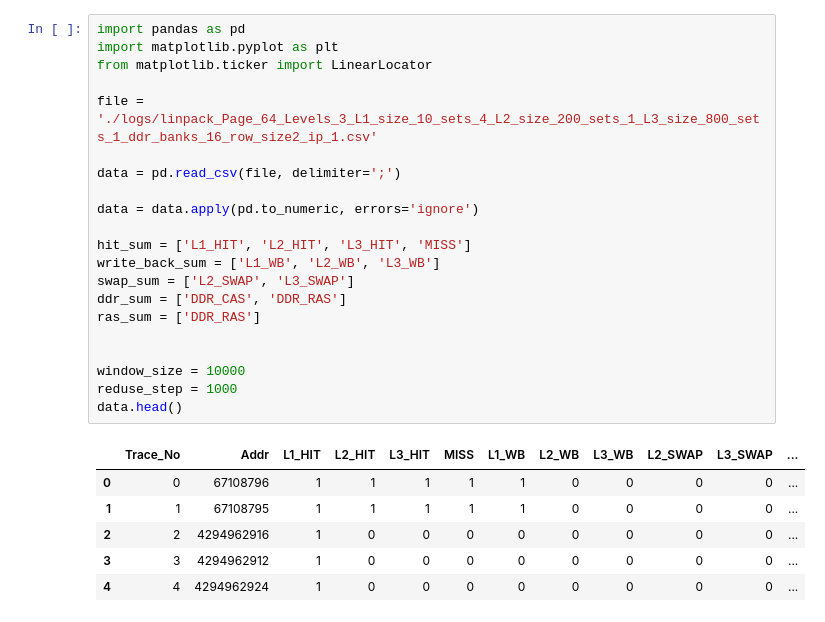
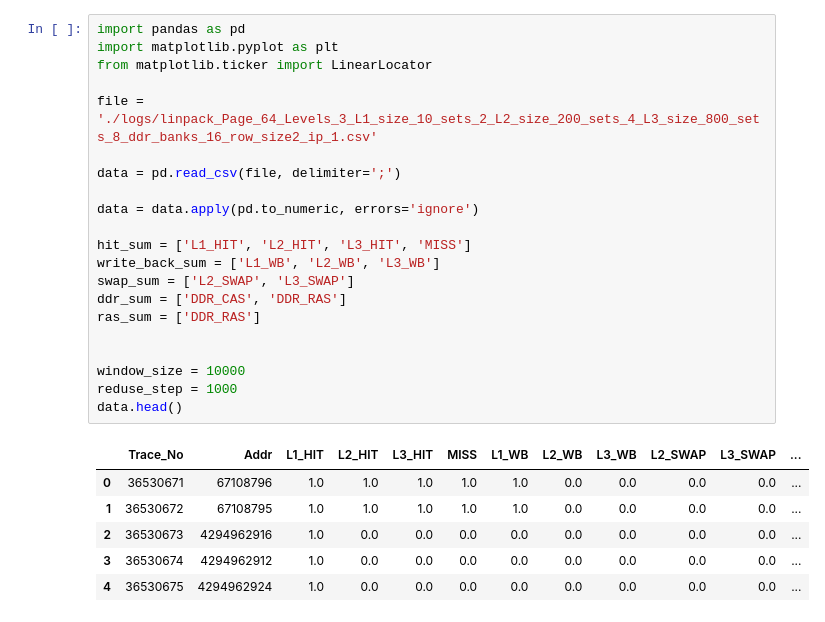
Before and after one commit to Vadim4045/CacheSimulator, a Jupyter notebook: TraceInspector.ipynb, the cells around one changed output. Cells and saved outputs as stored; diff of their text form.

```diff
--- a/TraceInspector.ipynb
+++ b/TraceInspector.ipynb
@@ -1,31 +1,31 @@
 # %%
 import pandas as pd
 import matplotlib.pyplot as plt
 from matplotlib.ticker import LinearLocator
 
-file = './logs/linpack_Page_64_Levels_3_L1_size_10_sets_4_L2_size_200_sets_1_L3_size_800_sets_1_ddr_banks_16_row_size2_ip_1.csv'
+file = './logs/linpack_Page_64_Levels_3_L1_size_10_sets_2_L2_size_200_sets_4_L3_size_800_sets_8_ddr_banks_16_row_size2_ip_1.csv'
 
 data = pd.read_csv(file, delimiter=';')
 
 data = data.apply(pd.to_numeric, errors='ignore')
 
 hit_sum = ['L1_HIT', 'L2_HIT', 'L3_HIT', 'MISS']
 write_back_sum = ['L1_WB', 'L2_WB', 'L3_WB']
 swap_sum = ['L2_SWAP', 'L3_SWAP']
 ddr_sum = ['DDR_CAS', 'DDR_RAS']
 ras_sum = ['DDR_RAS']
 
 
 window_size = 10000
 reduse_step = 1000
 data.head()
 # %% [output]
 |  | Trace_No | Addr | L1_HIT | L2_HIT | L3_HIT | MISS | L1_WB | L2_WB | L3_WB | L2_SWAP | L3_SWAP | ... |
-| 0 | 0 | 67108796 | 1 | 1 | 1 | 1 | 1 | 0 | 0 | 0 | 0 | ... |
-| 1 | 1 | 67108795 | 1 | 1 | 1 | 1 | 1 | 0 | 0 | 0 | 0 | ... |
-| 2 | 2 | 4294962916 | 1 | 0 | 0 | 0 | 0 | 0 | 0 | 0 | 0 | ... |
-| 3 | 3 | 4294962912 | 1 | 0 | 0 | 0 | 0 | 0 | 0 | 0 | 0 | ... |
-| 4 | 4 | 4294962924 | 1 | 0 | 0 | 0 | 0 | 0 | 0 | 0 | 0 | ... |
+| 0 | 36530671 | 67108796 | 1.0 | 1.0 | 1.0 | 1.0 | 1.0 | 0.0 | 0.0 | 0.0 | 0.0 | ... |
+| 1 | 36530672 | 67108795 | 1.0 | 1.0 | 1.0 | 1.0 | 1.0 | 0.0 | 0.0 | 0.0 | 0.0 | ... |
+| 2 | 36530673 | 4294962916 | 1.0 | 0.0 | 0.0 | 0.0 | 0.0 | 0.0 | 0.0 | 0.0 | 0.0 | ... |
+| 3 | 36530674 | 4294962912 | 1.0 | 0.0 | 0.0 | 0.0 | 0.0 | 0.0 | 0.0 | 0.0 | 0.0 | ... |
+| 4 | 36530675 | 4294962924 | 1.0 | 0.0 | 0.0 | 0.0 | 0.0 | 0.0 | 0.0 | 0.0 | 0.0 | ... |
 # %%
 
 rolling_sums = data[hit_sum].rolling(window=window_size).sum()
```
Also changed, not shown: parts of 4 cells of this notebook, 11 other files.
